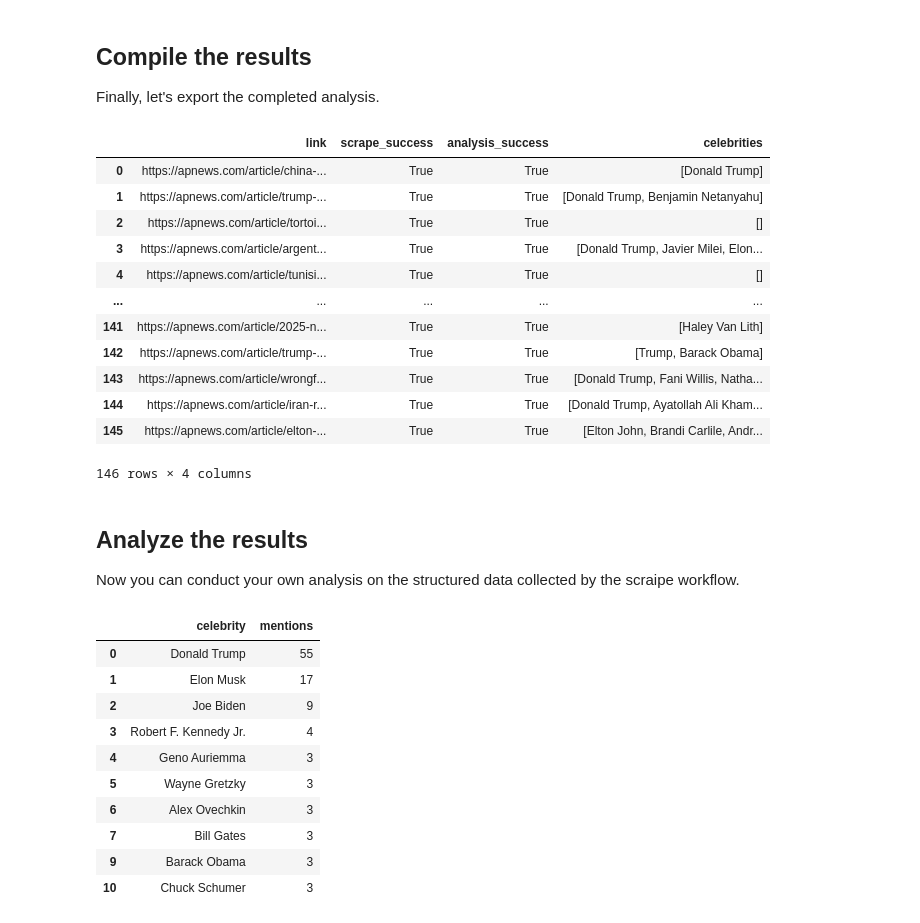
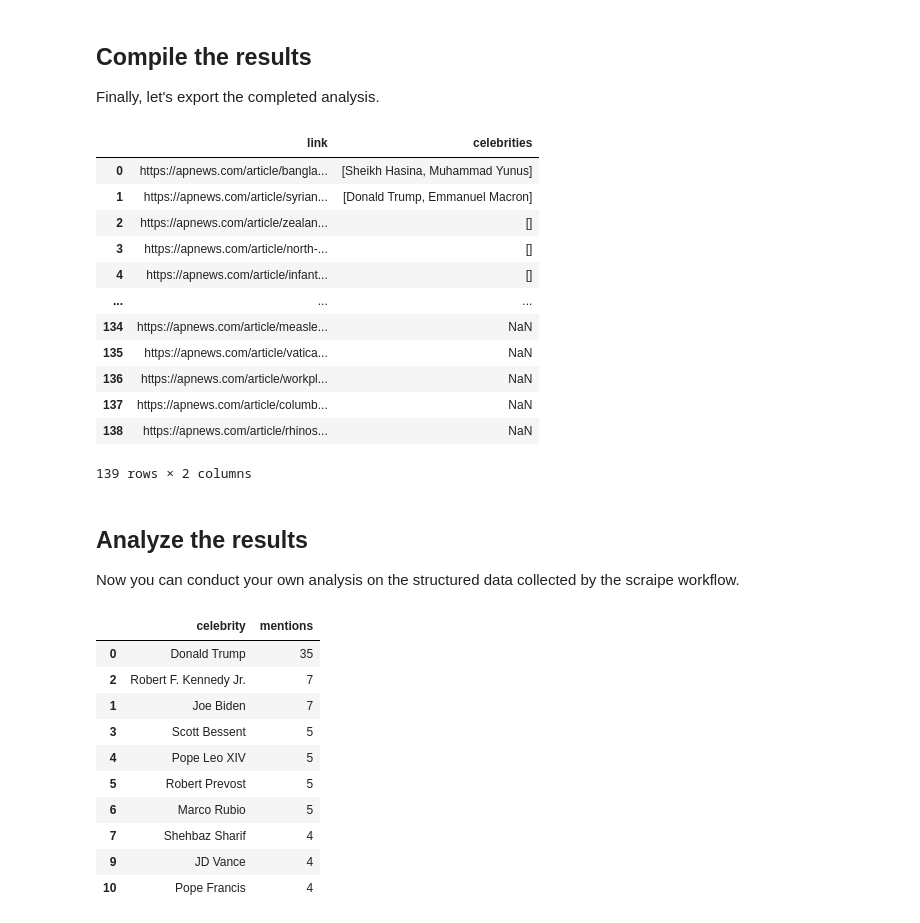
Before and after one commit to SnpM/scraipe, a Jupyter notebook: examples/celebrities_example.ipynb, the cells around one changed output. Drawn from its saved outputs; the diff is of its cells as text; code cells hidden in the pictures.

```diff
--- a/examples/celebrities_example.ipynb
+++ b/examples/celebrities_example.ipynb
@@ -125,48 +154,42 @@ Finally, let's export the completed analysis.
 # %%
 export_df = workflow.export()
 display(export_df)
-export_df.to_csv('celebrities.csv', index=False)
 # %% [output]
-|  | link | scrape_success | analysis_success | celebrities |
-| 0 | https://apnews.com/article/china-... | True | True | [Donald Trump] |
-| 1 | https://apnews.com/article/trump-... | True | True | [Donald Trump, Benjamin Netanyahu] |
-| 2 | https://apnews.com/article/tortoi... | True | True | [] |
-| 3 | https://apnews.com/article/argent... | True | True | [Donald Trump, Javier Milei, Elon... |
-| 4 | https://apnews.com/article/tunisi... | True | True | [] |
-| ... | ... | ... | ... | ... |
-| 141 | https://apnews.com/article/2025-n... | True | True | [Haley Van Lith] |
-| 142 | https://apnews.com/article/trump-... | True | True | [Trump, Barack Obama] |
-| 143 | https://apnews.com/article/wrongf... | True | True | [Donald Trump, Fani Willis, Natha... |
-| 144 | https://apnews.com/article/iran-r... | True | True | [Donald Trump, Ayatollah Ali Kham... |
-| 145 | https://apnews.com/article/elton-... | True | True | [Elton John, Brandi Carlile, Andr... |
+|  | link | celebrities |
+| 0 | https://apnews.com/article/bangla... | [Sheikh Hasina, Muhammad Yunus] |
+| 1 | https://apnews.com/article/syrian... | [Donald Trump, Emmanuel Macron] |
+| 2 | https://apnews.com/article/zealan... | [] |
+| 3 | https://apnews.com/article/north-... | [] |
+| 4 | https://apnews.com/article/infant... | [] |
+| ... | ... | ... |
+| 134 | https://apnews.com/article/measle... | NaN |
+| 135 | https://apnews.com/article/vatica... | NaN |
+| 136 | https://apnews.com/article/workpl... | NaN |
+| 137 | https://apnews.com/article/columb... | NaN |
+| 138 | https://apnews.com/article/rhinos... | NaN |
-146 rows × 4 columns
+139 rows × 2 columns
 # %% [markdown]
 ## Analyze the results
 Now you can conduct your own analysis on the structured data collected by the scraipe workflow.
 # %%
-# Load the extracted data
-celebrities_df = pd.read_csv('celebrities.csv')
-from ast import literal_eval
-celebrities_df['celebrities'] = celebrities_df['celebrities'].apply(literal_eval)
-
 # Explode the nested list of celebrities
-celebrities_df = celebrities_df.explode('celebrities')
-celebrities_df['celebrities'] = celebrities_df['celebrities'].str.strip()
+export_df = export_df.explode('celebrities')
+export_df['celebrities'] = export_df['celebrities'].str.strip()
 
 # Display the top 10 most mentioned celebrities
-celebrities_df = celebrities_df['celebrities'].value_counts().reset_index()
-celebrities_df.columns = ['celebrity', 'mentions']
-celebrities_df = celebrities_df.sort_values('mentions', ascending=False)
-celebrities_df.head(10)
+export_df = export_df['celebrities'].value_counts().reset_index()
+export_df.columns = ['celebrity', 'mentions']
+export_df = export_df.sort_values('mentions', ascending=False)
+export_df.head(10)
 # %% [output]
 |  | celebrity | mentions |
-| 0 | Donald Trump | 55 |
-| 1 | Elon Musk | 17 |
-| 2 | Joe Biden | 9 |
-| 3 | Robert F. Kennedy Jr. | 4 |
-| 4 | Geno Auriemma | 3 |
-| 5 | Wayne Gretzky | 3 |
-| 6 | Alex Ovechkin | 3 |
-| 7 | Bill Gates | 3 |
-| 9 | Barack Obama | 3 |
-| 10 | Chuck Schumer | 3 |
+| 0 | Donald Trump | 35 |
+| 2 | Robert F. Kennedy Jr. | 7 |
+| 1 | Joe Biden | 7 |
+| 3 | Scott Bessent | 5 |
+| 4 | Pope Leo XIV | 5 |
+| 5 | Robert Prevost | 5 |
+| 6 | Marco Rubio | 5 |
+| 7 | Shehbaz Sharif | 4 |
+| 9 | JD Vance | 4 |
+| 10 | Pope Francis | 4 |
```
Also changed, not shown: parts of 4 cells of this notebook, 4 other files.
